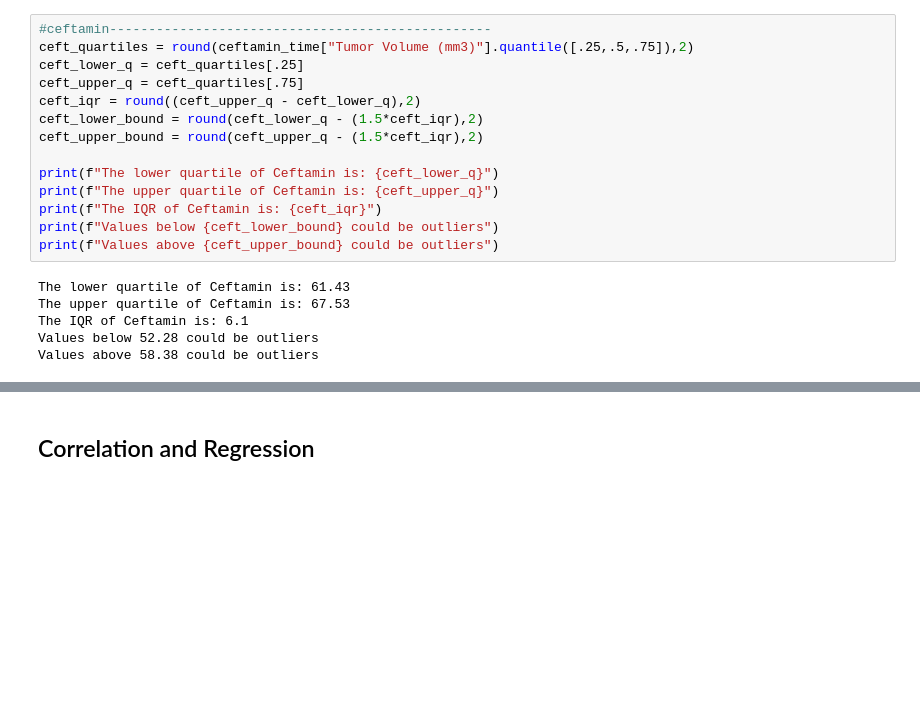
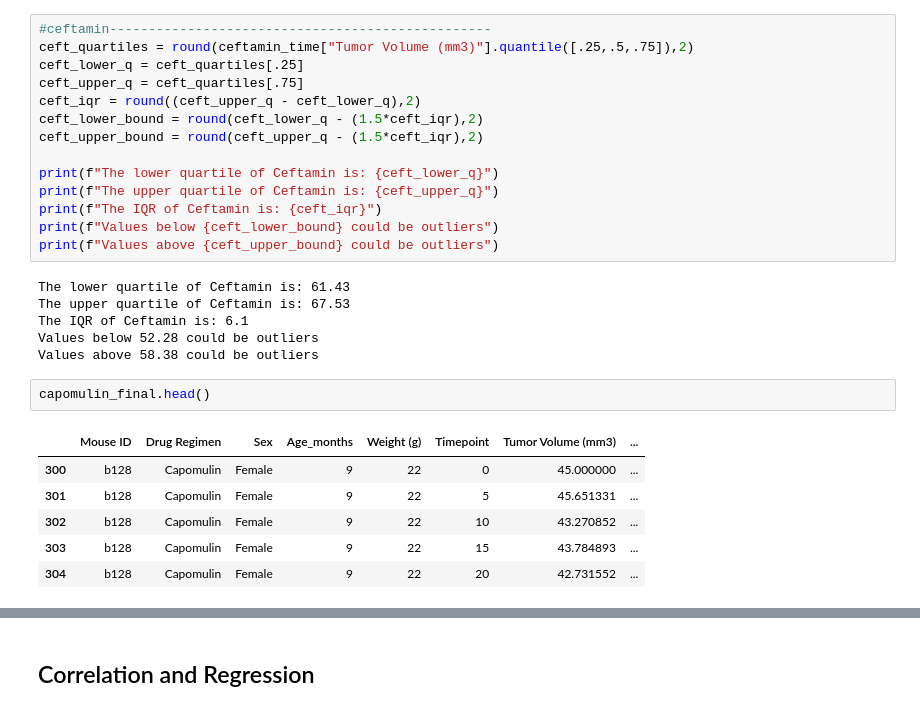
Before and after one commit to caseyjuergens/matplotlib-challenge, a Jupyter notebook: pymaceuticals_starter.ipynb, the cells around one changed output, grey strips where cells are left out. Cells and saved outputs as stored; diff of their text form; blank space fills up the shorter version.

```diff
--- a/pymaceuticals_starter.ipynb
+++ b/pymaceuticals_starter.ipynb
@@ -299,3 +287,12 @@ The upper quartile of Ceftamin is: 67.53
 The IQR of Ceftamin is: 6.1
 Values below 52.28 could be outliers
 Values above 58.38 could be outliers
+# %%
+capomulin_final.head()
+# %% [output]
+|  | Mouse ID | Drug Regimen | Sex | Age_months | Weight (g) | Timepoint | Tumor Volume (mm3) | ... |
+| 300 | b128 | Capomulin | Female | 9 | 22 | 0 | 45.000000 | ... |
+| 301 | b128 | Capomulin | Female | 9 | 22 | 5 | 45.651331 | ... |
+| 302 | b128 | Capomulin | Female | 9 | 22 | 10 | 43.270852 | ... |
+| 303 | b128 | Capomulin | Female | 9 | 22 | 15 | 43.784893 | ... |
+| 304 | b128 | Capomulin | Female | 9 | 22 | 20 | 42.731552 | ... |
```
Also changed, not shown: parts of 5 cells of this notebook.
